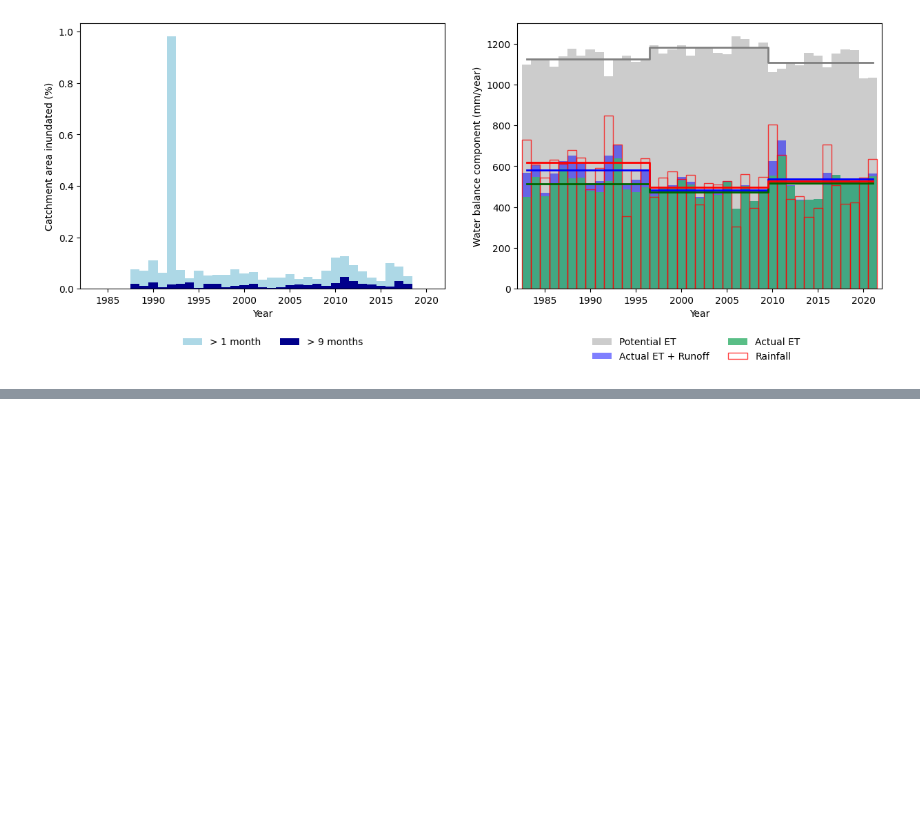
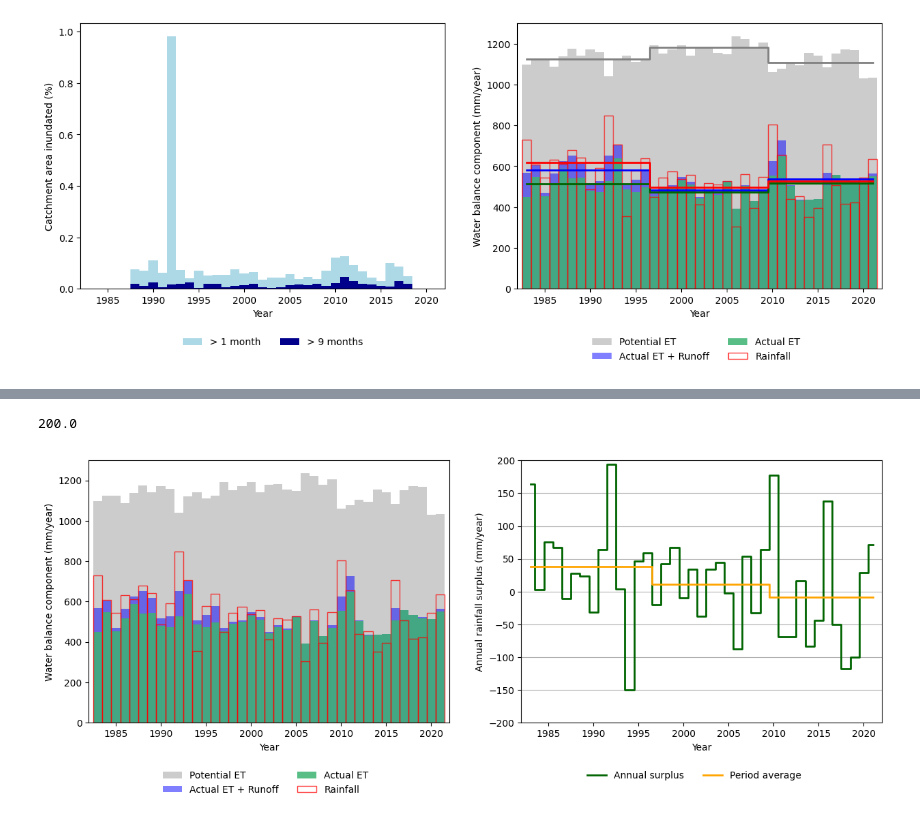
Before and after one commit to derob/WERP_projecting_SFIs, a Jupyter notebook: notebooks/VicWaCI_plots.ipynb, the cells around one changed output, grey strips where cells are left out. Drawn from its saved outputs; the diff is of its cells as text; code cells hidden in the pictures; blank space fills up the shorter version.

Commit message:
updates on blackwater and VicWaCI

```diff
--- a/notebooks/VicWaCI_plots.ipynb
+++ b/notebooks/VicWaCI_plots.ipynb
@@ -127,3 +175,61 @@ Text(0.5, 0, 'Year')
+# %%
+fig, ax = plt.subplots(1, 2, figsize=(15,5), gridspec_kw={"width_ratios": [1,1]}, squeeze=False)
+annualobsdata['surplus'] = annualobsdata['Rain(mm)'] - annualobsdata['E(mm)'] - annualobsdata['Flow(mm)']
+annualobsdata['period_surplus'] = annualobsdata['period_Rain(mm)'] - annualobsdata['period_E(mm)'] - annualobsdata['period_Flow(mm)']
+annualobsdata['rolling_surplus'] = annualobsdata['surplus'].rolling(5, center = True).mean()
+
+
+ax[0,0].bar(x=annualobsdata['year'],height= annualobsdata['PET(mm)'], width = 1.0, label = "Potential ET", color = 'gray', alpha = 0.4)
+#ax.step(annualobsdata['year'], annualobsdata['period_PET(mm)'], color = "gray", where = 'mid', linewidth =2.0)
+#ax[1].plot(annualPETdatamoving['year']-2, annualPETdatamoving['Extracted_data'], color = "gray")
+#ax[1].plot(annualPETdatamoving['year']-2, annualPETdatamoving['Extracted_data'], color = "gray")
+ax[0,0].bar(x=annualobsdata['year'],height= annualobsdata['E(mm)']+annualobsdata['Flow(mm)'], width = 1.0, label = "Actual ET + Runoff", color = 'blue', alpha =0.5)
+#ax.step(annualobsdata['year'], annualobsdata['period_E(mm)']+annualobsdata['period_Flow(mm)'],color = "blue", where = 'mid', linewidth = 2.0)
+#ax[1].plot(annualobsmoving['year']-2, annualobsmoving['Flow(mm)'], color = "blue")
+ax[0,0].bar(x=annualobsdata['year'], height= annualobsdata['E(mm)'],width = 1.0,  label = "Actual ET", color = 'mediumseagreen', alpha = 0.85)
+#ax.step(annualobsdata['year'], annualobsdata['period_E(mm)'], color = "darkgreen", where = 'mid', linewidth = 2.0)
+
+#ax[1].plot(annualobsmoving['year']-2, annualobsmoving['E(mm)']+annualobsmoving['Flow(mm)'], color = "green")
+
+
+ax[0,0].bar(annualobsdata['year'], annualobsdata['Rain(mm)'], label = "Rainfall", width = 1.0, fill = False , edgecolor = "red", alpha =0.75)
+#ax.step(annualobsdata['year'], annualobsdata['period_Rain(mm)'], color = "red", where = 'mid', linewidth = 2.0)
+
+ax[0,0].legend(frameon=False,bbox_to_anchor=(0.8, -0.15), ncol = 2 )
+ax[0,0].set_ylabel("Water balance component (mm/year)")
+ax[0,0].set_xlabel("Year")
+
+ax[0,0].set_xlim([1982, 2022])
+
+
+#ax.step(annualobsdata['year'], annualobsdata['period_PET(mm)'], color = "gray", where = 'mid', linewidth =2.0)
+
+
+#ax.step(annualobsdata['year'], annualobsdata['period_E(mm)']+annualobsdata['period_Flow(mm)'],color = "blue", where = 'mid', linewidth = 2.0)
+
+
+#ax.step(annualobsdata['year'], annualobsdata['period_E(mm)'], color = "darkgreen", where = 'mid', linewidth = 2.0)
+
+#ax.step(annualobsdata['year'], annualobsdata['period_Rain(mm)'], color = "red", where = 'mid', linewidth = 2.0)
+ax[0,1].step(annualobsdata['year'], annualobsdata['surplus'], color = "darkgreen", where = 'mid', linewidth = 2.0, label = "Annual surplus")
+ax[0,1].step(annualobsdata['year'], annualobsdata['period_surplus'], color = "orange", where = 'mid', linewidth = 2.0, label = "Period average")
+#ax[0,1].plot(annualobsdata['year'], annualobsdata['rolling_surplus'], color = "blue",  linewidth = 2.0)
+#ax[0,1].plot([annualobsdata['year'].min(),annualobsdata['year'].max()] , [0,0], color = "black",  linewidth = 1.0)
+ax[0,1].grid(axis='y')
+ax[0,1].legend(frameon=False,bbox_to_anchor=(0.8, -0.15), ncol = 2 )
+ax[0,1].set_ylabel("Annual rainfall surplus (mm/year)")
+ax[0,1].set_xlabel("Year")
+
+ylims = annualobsdata['surplus'].abs().max()
+np.ceil(ylims/10)*10
+ylims = np.ceil(ylims/10)*10
+print(ylims)
+ax[0,1].set_ylim([-ylims, ylims])
+ax[0,1].set_xlim([1982, 2022])
+fig.savefig("C:/Users/rob635/OneDrive - CSIRO/fig_3_10_two_panel.svg", format = 'svg')
+# %% [output]
+200.0
+[figure, added]
 # %%
 fig, ax = plt.subplots(1, 2, figsize=(15,5), gridspec_kw={"width_ratios": [1, 1]})
 ax[0].plot(annualobsdata['year'], annualobsdata['LAI(m2perm2)'])
```
Also changed, not shown: parts of 6 cells of this notebook, 1 other file.
